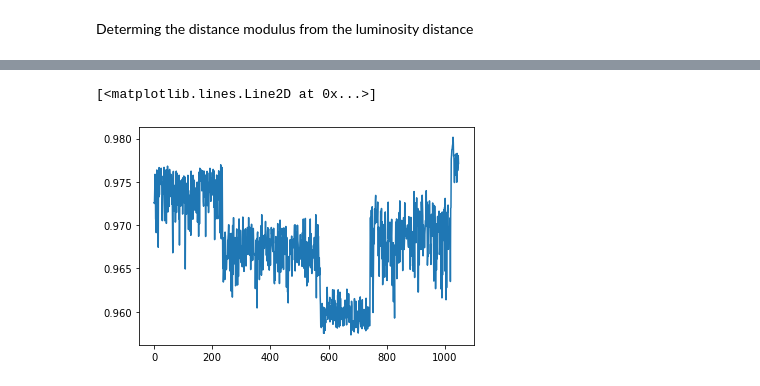
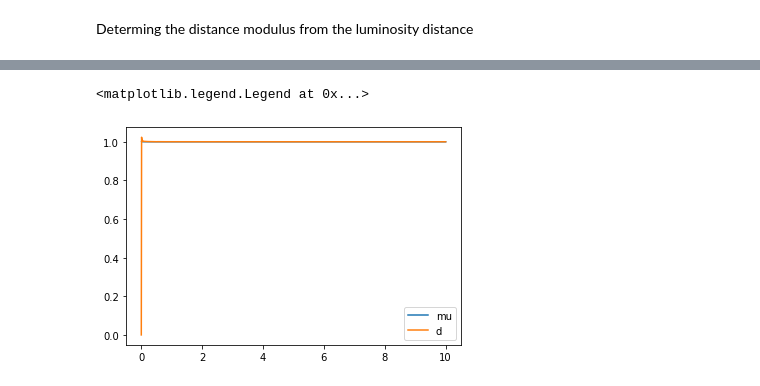
Before and after one commit to jakobk123/SN1a, a Jupyter notebook: notebooks/Jax_cosmo_distmod.ipynb, the cells around one changed output, grey strips where cells are left out. Drawn from its saved outputs; the diff is of its cells as text; code cells hidden in the pictures.

```diff
--- a/notebooks/Jax_cosmo_distmod.ipynb
+++ b/notebooks/Jax_cosmo_distmod.ipynb
@@ -9,6 +10,8 @@ from cosmo_jnp import cosmo, data, pantheon
 1. Jax cosmo. n_s and sigma8 are dummy values. They should have no effect.
 2. Cosmo class from cosmo_jnp module. Data is to be loaded first.
 # %%
-cosmo_jax = jc.Cosmology(h=0.7, Omega_c = 0.25, Omega_b=0.05, w0=-1.1, wa=0.4, Omega_k=0, n_s=0, sigma8=0)
-p = pantheon('pantheon.txt', 'pantheon_covsys.txt')
-cosmo = cosmo(0.7, p.redshift1)
+cosmo_jax = jc.Cosmology(h=0.7, Omega_c = 0.25, Omega_b=0.05, w0=-1., wa=0., Omega_k=0, n_s=0.96, sigma8=0.83)
+p = pantheon('../data/pantheon.txt', '../data/pantheon_covsys.txt')
+zz=jnp.linspace(0.,10,1000)
+cosmo_jk = cosmo(0.7, zz)
+p.redshift1.min()
@@ -15,4 +20,5 @@ cosmo = cosmo(0.7, p.redshift1)
 # %% [markdown]
 convert the redhift values to $a$ values
 # %%
-a_panth = jc.utils.z2a(p.redshift1)
+a_panth = jc.utils.z2a(zz)
+a_panth.shape
@@ -21,4 +49,4 @@ Determing the distance modulus from the luminosity distance
 # %%
-%%timeit
-d_jc = jc.background.angular_diameter_distance(cosmo_jax, a_panth)/a_panth**2
+#%%timeit
+d_jc = (jc.background.angular_diameter_distance(cosmo_jax, a_panth)/a_panth**2)/cosmo_jax.h
 mu_jc = 5*jnp.log10(d_jc) + 25
@@ -27,3 +53,5 @@ mu_jc = 5*jnp.log10(d_jc) + 25
 # %%
-%%timeit
-mu_co=cosmo.dist_mod(0.3, -1.1, 0.4)
+#%%timeit
+cd = {'Omega_m' : 0.30,  'w_0':-1., 'w_1':0.}
+d_jk = cosmo_jk.d_L(cosmo_jk.H_z(**cd))
+mu_jk=cosmo_jk.dist_mod(cd)
@@ -32,11 +58,10 @@ mu_co=cosmo.dist_mod(0.3, -1.1, 0.4)
 # %%
-d_jc = jc.background.angular_diameter_distance(cosmo_jax, a_panth)/a_panth**2
-mu_jc = 5*jnp.log10(d_jc) + 25
-mu_co=cosmo.dist_mod(0.3, -1.1, 0.4)
-
-
 import matplotlib.pyplot as plt
-plt.plot(mu_jc/mu_co)
+plt.plot(zz, mu_jc/mu_jk, label='mu')
+plt.plot(zz, d_jc/d_jk, label='d')
+plt.legend()
+#plt.xlim(0.00001, 0.00931)
+#plt.ylim(-1,1.2)
 # %% [output]
-[<matplotlib.lines.Line2D at 0x...>]
+<matplotlib.legend.Legend at 0x...>
-[figure, old version]
+[figure, new version]
```
Also changed, not shown: parts of 11 cells of this notebook.
